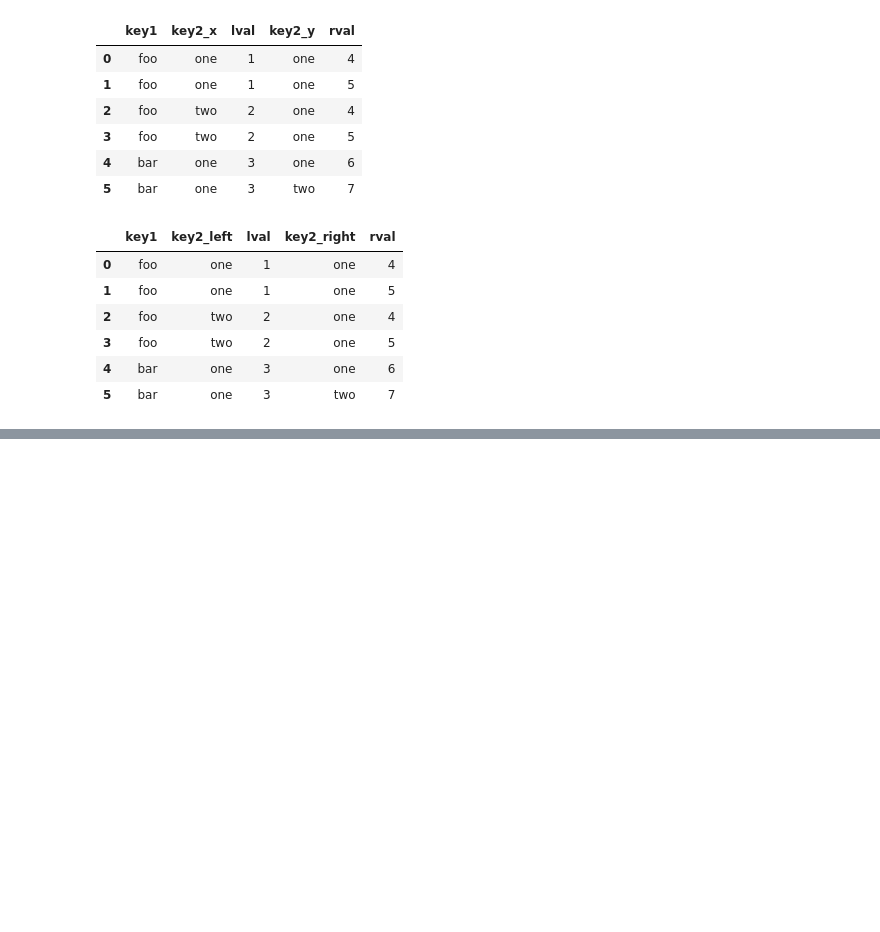
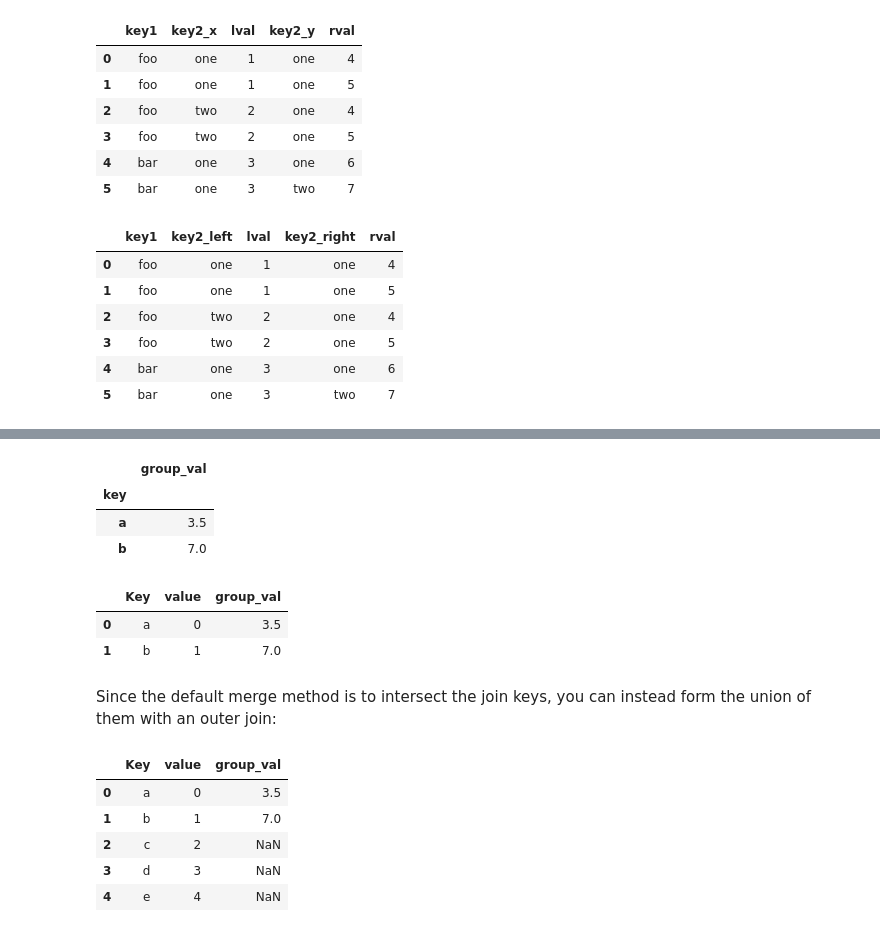
Before and after one commit to kchavare/Data-Science, a Jupyter notebook: Foundation of Data Science/Labs/Assignments/Assignment 8 - Data Wrangling.ipynb, the cells around one changed output, grey strips where cells are left out. Cells and saved outputs as stored; diff of their text form; code cells hidden in the pictures; blank space fills up the shorter version.

```diff
--- a/Foundation of Data Science/Labs/Assignments/Assignment 8 - Data Wrangling.ipynb
+++ b/Foundation of Data Science/Labs/Assignments/Assignment 8 - Data Wrangling.ipynb
@@ -578,0 +585,3 @@ copies.
+# %%
+import pandas as pd
+left1 = pd.DataFrame({'Key':['a','b','c','d','e'],'value':range(5)})
@@ -578,0 +597,29 @@ copies.
+# %%
+right1 = pd.DataFrame({'key':['a','b'],'group_val': [3.5, 7]})
+# %%
+right1.set_index('key',inplace = True)
+# %%
+right1
+# %% [output]
+|  | group_val |
+| key |  |
+| a | 3.5 |
+| b | 7.0 |
+# %%
+pd.merge(left1, right1,left_on = 'Key',right_index = True)
+# %% [output]
+|  | Key | value | group_val |
+| 0 | a | 0 | 3.5 |
+| 1 | b | 1 | 7.0 |
+# %% [markdown]
+Since the default merge method is to intersect the join keys, you can instead form the
+union of them with an outer join:
+# %%
+ pd.merge(left1, right1, left_on='Key', right_index=True, how='outer')
+# %% [output]
+|  | Key | value | group_val |
+| 0 | a | 0 | 3.5 |
+| 1 | b | 1 | 7.0 |
+| 2 | c | 2 | NaN |
+| 3 | d | 3 | NaN |
+| 4 | e | 4 | NaN |
```
Also changed, not shown: parts of 5 cells of this notebook, 6 other files.
